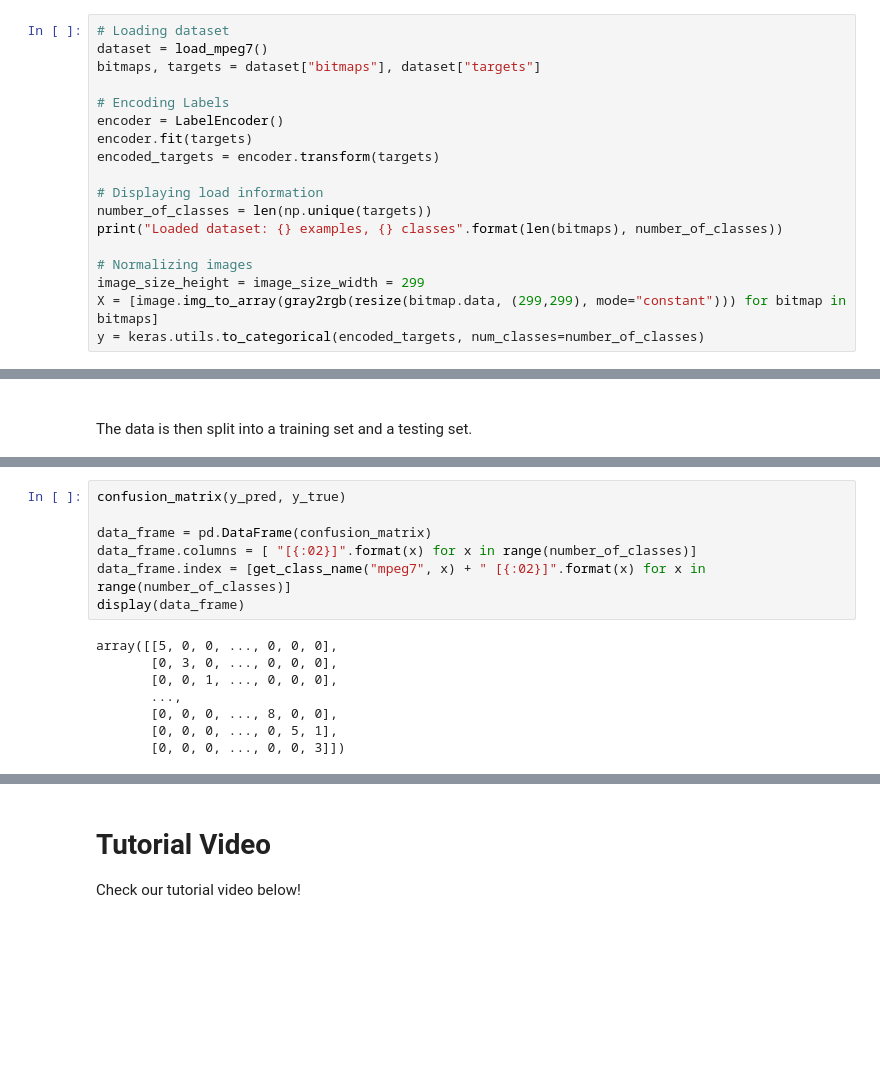
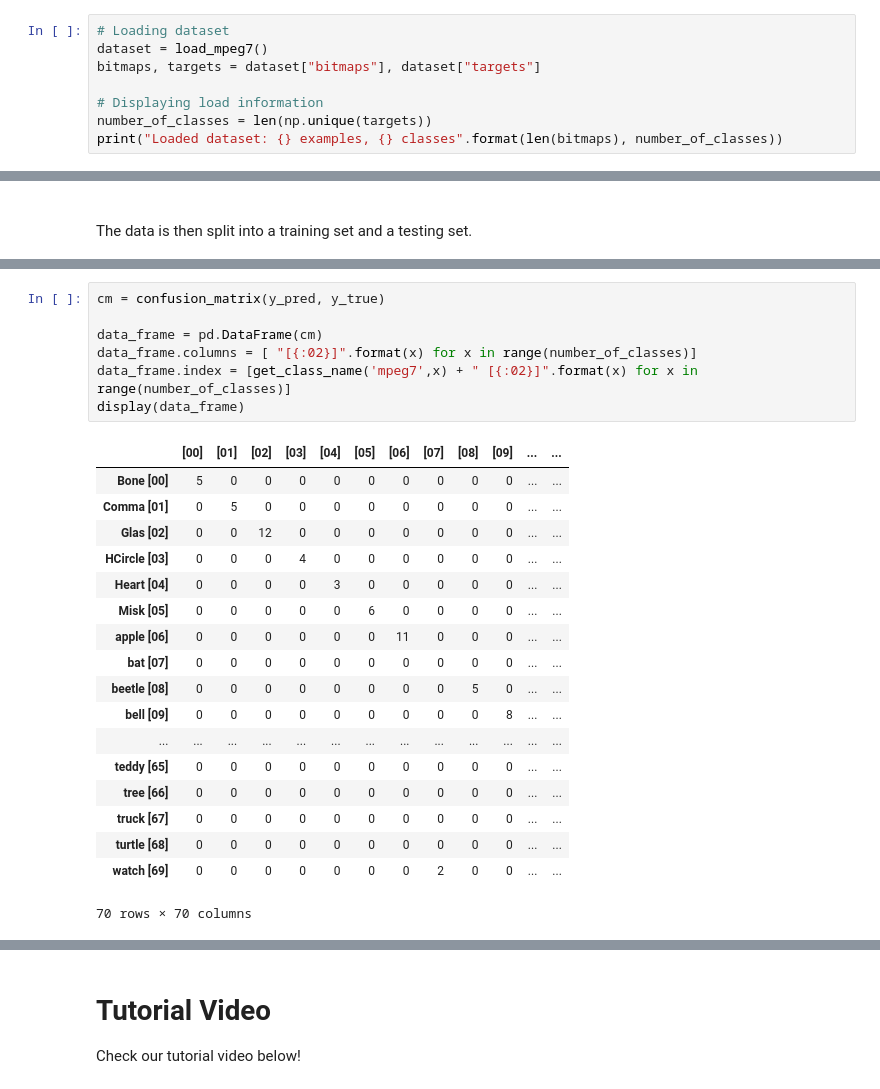
Before and after one commit to Larissa13/MAC5749, a Jupyter notebook: projects/group2/Group2.ipynb, the cells around one changed output, grey strips where cells are left out. Cells and saved outputs as stored; diff of their text form; blank space fills up the shorter version.

```diff
--- a/projects/group2/Group2.ipynb
+++ b/projects/group2/Group2.ipynb
@@ -63,18 +68,8 @@ The InceptionV3 model requires all images to be of the same dimensions and have
 dataset = load_mpeg7()
 bitmaps, targets = dataset["bitmaps"], dataset["targets"]
 
-# Encoding Labels
-encoder = LabelEncoder()
-encoder.fit(targets)
-encoded_targets = encoder.transform(targets)
-
 # Displaying load information
 number_of_classes = len(np.unique(targets))
 print("Loaded dataset: {} examples, {} classes".format(len(bitmaps), number_of_classes))
-
-# Normalizing images
-image_size_height = image_size_width = 299
-X = [image.img_to_array(gray2rgb(resize(bitmap.data, (299,299), mode="constant"))) for bitmap in bitmaps]
-y = keras.utils.to_categorical(encoded_targets, num_classes=number_of_classes)
 # %% [output]
 Loaded dataset: 1400 examples, 70 classes
@@ -165,15 +199,26 @@ Recall: 0.631257710945
 # %%
-confusion_matrix(y_pred, y_true)
+cm = confusion_matrix(y_pred, y_true)
 
-data_frame = pd.DataFrame(confusion_matrix)
+data_frame = pd.DataFrame(cm)
 data_frame.columns = [ "[{:02}]".format(x) for x in range(number_of_classes)]
-data_frame.index = [get_class_name("mpeg7", x) + " [{:02}]".format(x) for x in range(number_of_classes)]
+data_frame.index = [get_class_name('mpeg7',x) + " [{:02}]".format(x) for x in range(number_of_classes)]
 display(data_frame)
 # %% [output]
+|  | [00] | [01] | [02] | [03] | [04] | [05] | [06] | [07] | [08] | [09] | ... | ... |
+| Bone [00] | 5 | 0 | 0 | 0 | 0 | 0 | 0 | 0 | 0 | 0 | ... | ... |
+| Comma [01] | 0 | 5 | 0 | 0 | 0 | 0 | 0 | 0 | 0 | 0 | ... | ... |
+| Glas [02] | 0 | 0 | 12 | 0 | 0 | 0 | 0 | 0 | 0 | 0 | ... | ... |
+| HCircle [03] | 0 | 0 | 0 | 4 | 0 | 0 | 0 | 0 | 0 | 0 | ... | ... |
+| Heart [04] | 0 | 0 | 0 | 0 | 3 | 0 | 0 | 0 | 0 | 0 | ... | ... |
+| Misk [05] | 0 | 0 | 0 | 0 | 0 | 6 | 0 | 0 | 0 | 0 | ... | ... |
+| apple [06] | 0 | 0 | 0 | 0 | 0 | 0 | 11 | 0 | 0 | 0 | ... | ... |
+| bat [07] | 0 | 0 | 0 | 0 | 0 | 0 | 0 | 0 | 0 | 0 | ... | ... |
+| beetle [08] | 0 | 0 | 0 | 0 | 0 | 0 | 0 | 0 | 5 | 0 | ... | ... |
+| bell [09] | 0 | 0 | 0 | 0 | 0 | 0 | 0 | 0 | 0 | 8 | ... | ... |
+| ... | ... | ... | ... | ... | ... | ... | ... | ... | ... | ... | ... | ... |
+| teddy [65] | 0 | 0 | 0 | 0 | 0 | 0 | 0 | 0 | 0 | 0 | ... | ... |
+| tree [66] | 0 | 0 | 0 | 0 | 0 | 0 | 0 | 0 | 0 | 0 | ... | ... |
+| truck [67] | 0 | 0 | 0 | 0 | 0 | 0 | 0 | 0 | 0 | 0 | ... | ... |
+| turtle [68] | 0 | 0 | 0 | 0 | 0 | 0 | 0 | 0 | 0 | 0 | ... | ... |
+| watch [69] | 0 | 0 | 0 | 0 | 0 | 0 | 0 | 2 | 0 | 0 | ... | ... |
-array([[5, 0, 0, ..., 0, 0, 0],
-       [0, 3, 0, ..., 0, 0, 0],
-       [0, 0, 1, ..., 0, 0, 0],
-       ...,
-       [0, 0, 0, ..., 8, 0, 0],
-       [0, 0, 0, ..., 0, 5, 1],
-       [0, 0, 0, ..., 0, 0, 3]])
+70 rows × 70 columns
```
Also changed, not shown: parts of 25 cells of this notebook, 1 other file.
